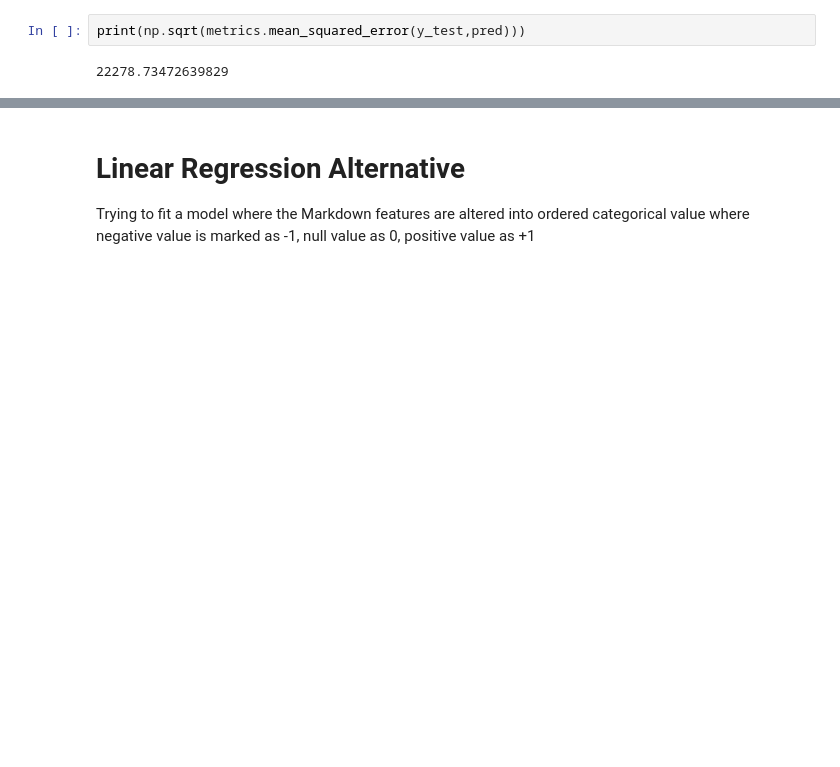
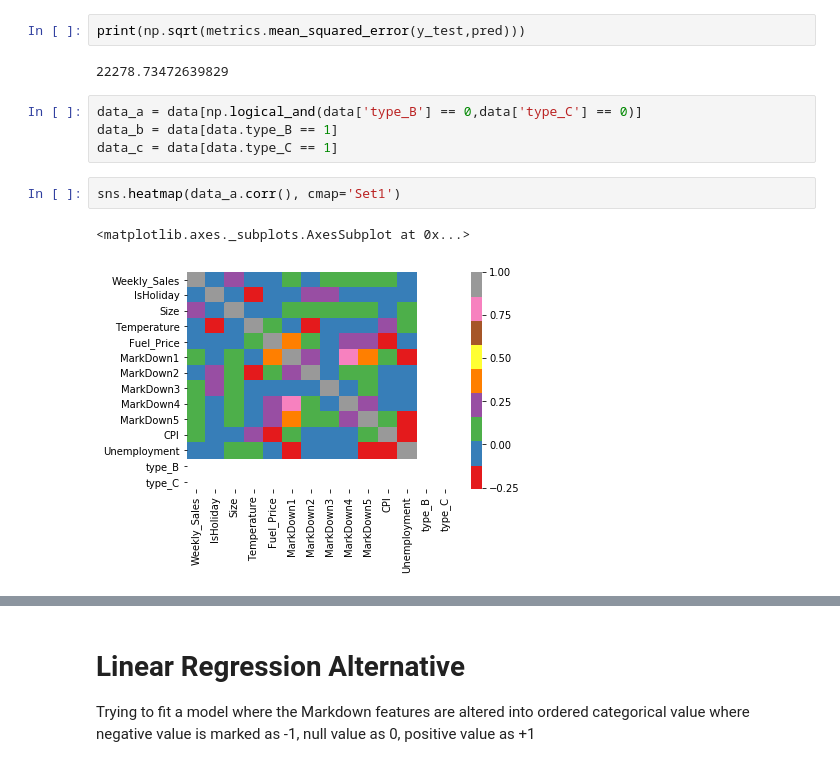
Before and after one commit to jkhoo90/GA_Project_DS, a Jupyter notebook: Project 4/Project 4.ipynb, the cells around one changed output, grey strips where cells are left out. Saved outputs shown, nothing was run; the diff lists cells and outputs as text; blank space fills up the shorter version.

```diff
--- a/Project 4/Project 4.ipynb
+++ b/Project 4/Project 4.ipynb
@@ -424,3 +424,12 @@ pred = lr.predict(X_test)
 print(np.sqrt(metrics.mean_squared_error(y_test,pred)))
 # %% [output]
 22278.73472639829
+# %%
+data_a = data[np.logical_and(data['type_B'] == 0,data['type_C'] == 0)]
+data_b = data[data.type_B == 1]
+data_c = data[data.type_C == 1]
+# %%
+sns.heatmap(data_a.corr(), cmap='Set1')
+# %% [output]
+<matplotlib.axes._subplots.AxesSubplot at 0x...>
+[figure, added]
```
Also changed, not shown: parts of 40 cells of this notebook.
